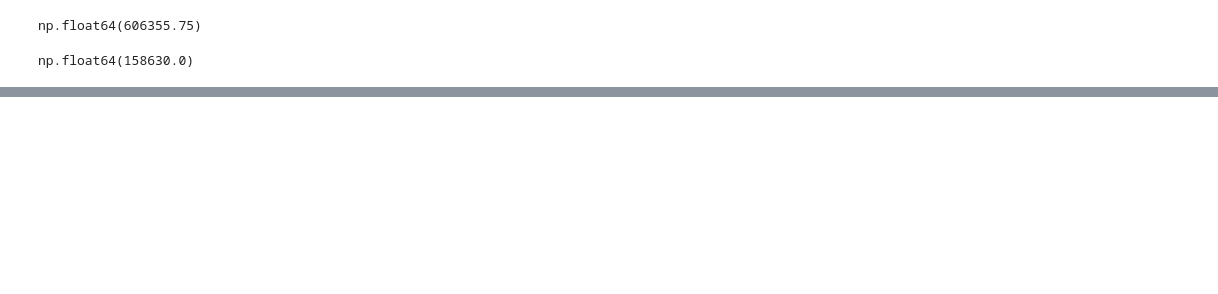
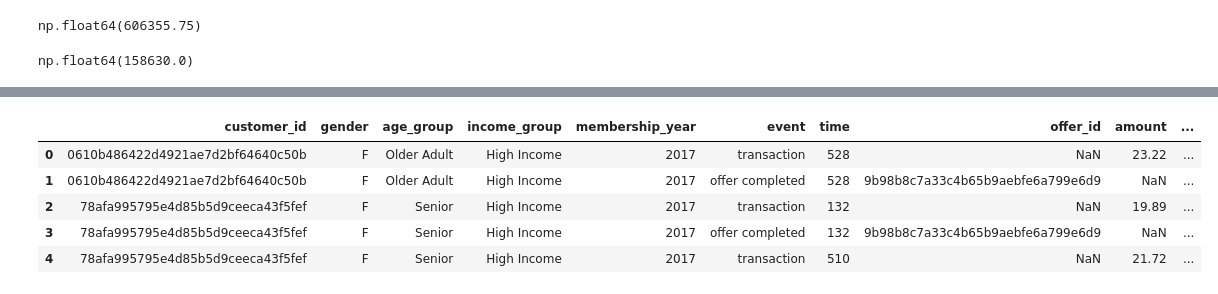
Before and after one commit to irfanzim/Python-Maven-Rewards-Challenge, a Jupyter notebook: Untitled1.ipynb, the cells around one changed output, grey strips where cells are left out. Cells and saved outputs as stored; diff of their text form; code cells hidden in the pictures; blank space fills up the shorter version.

```diff
--- a/Untitled1.ipynb
+++ b/Untitled1.ipynb
@@ -405,0 +448,12 @@ np.float64(158630.0)
+# %%
+#merge df_final and df_offer
+#merge df_customer and df_event
+df_final_offers = pd.merge(df_final, df_offer, on='offer_id', how='left')
+df_final_offers.head()
+# %% [output]
+|  | customer_id | gender | age_group | income_group | membership_year | event | time | offer_id | amount | ... |
+| 0 | 0610b486422d4921ae7d2bf64640c50b | F | Older Adult | High Income | 2017 | transaction | 528 | NaN | 23.22 | ... |
+| 1 | 0610b486422d4921ae7d2bf64640c50b | F | Older Adult | High Income | 2017 | offer completed | 528 | 9b98b8c7a33c4b65b9aebfe6a799e6d9 | NaN | ... |
+| 2 | 78afa995795e4d85b5d9ceeca43f5fef | F | Senior | High Income | 2017 | transaction | 132 | NaN | 19.89 | ... |
+| 3 | 78afa995795e4d85b5d9ceeca43f5fef | F | Senior | High Income | 2017 | offer completed | 132 | 9b98b8c7a33c4b65b9aebfe6a799e6d9 | NaN | ... |
+| 4 | 78afa995795e4d85b5d9ceeca43f5fef | F | Senior | High Income | 2017 | transaction | 510 | NaN | 21.72 | ... |
```
Also changed, not shown: parts of 13 cells of this notebook, 2 other files.
